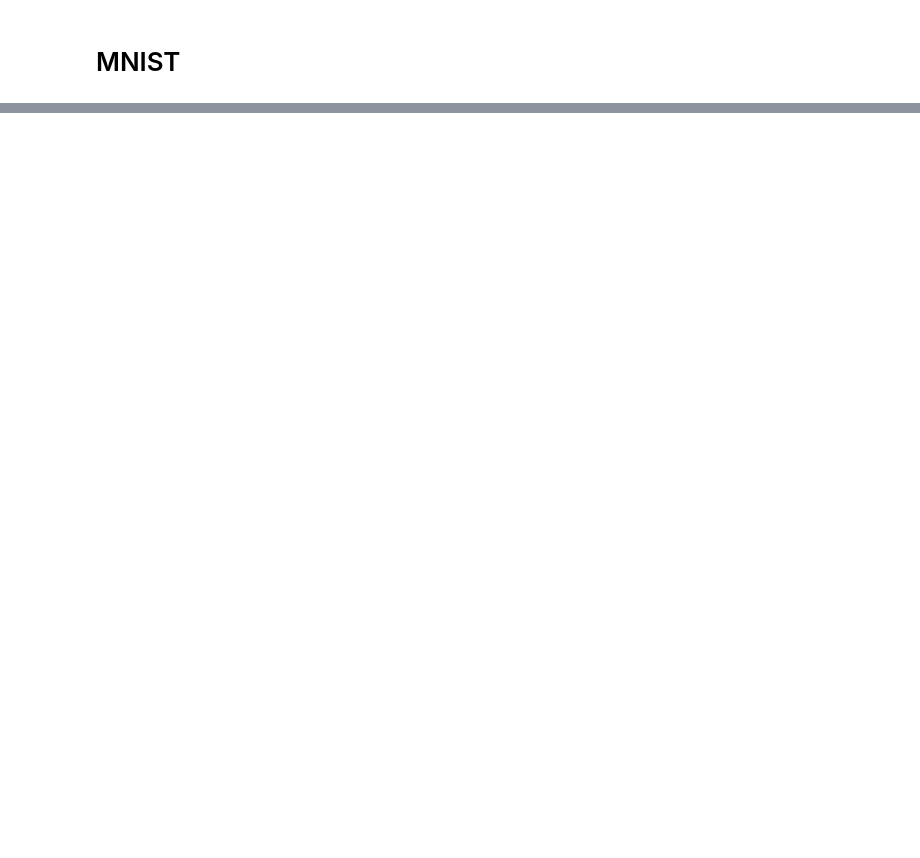
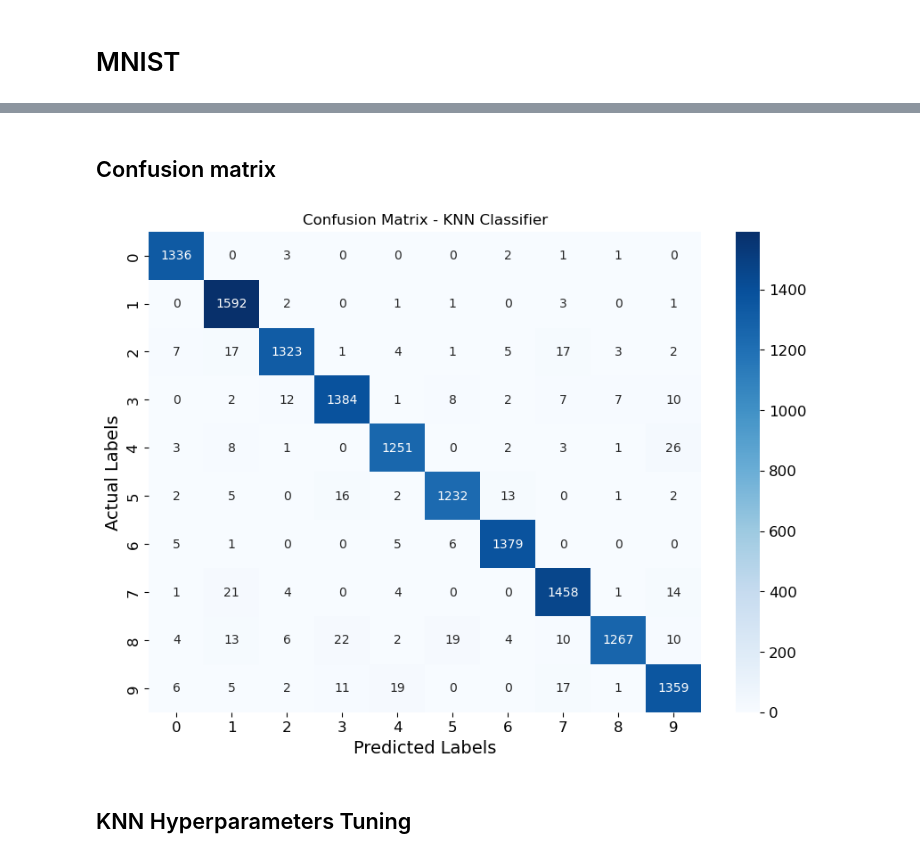
Before and after one commit to gayan-rathnayaka/IAI600LAB4, a Jupyter notebook: IAI600_LAB4.ipynb, the cells around one changed output, grey strips where cells are left out. Drawn from its saved outputs; the diff is of its cells as text; code cells hidden in the pictures; blank space fills up the shorter version.

```diff
--- a/IAI600_LAB4.ipynb
+++ b/IAI600_LAB4.ipynb
@@ -159,15 +51,0 @@ plt.show()
-# %%
-# extra code – this cell generates and saves Figure 3–10
-fig, axs = plt.subplots(nrows=1, ncols=2, figsize=(9, 4))
-plt.rc('font', size=10)
-ConfusionMatrixDisplay.from_predictions(y_train, y_train_pred, ax=axs[0],
-                                        sample_weight=sample_weight,
-                                        normalize="true", values_format=".0%")
-axs[0].set_title("Errors normalized by row")
-ConfusionMatrixDisplay.from_predictions(y_train, y_train_pred, ax=axs[1],
-                                        sample_weight=sample_weight,
-                                        normalize="pred", values_format=".0%")
-axs[1].set_title("Errors normalized by column")
-save_fig("confusion_matrix_plot_2")
-plt.show()
-plt.rc('font', size=14)  # make fonts great again
@@ -230,0 +57,3 @@ plt.show()
+# %%
+from sklearn.model_selection import train_test_split
+X_train, X_test, y_train, y_test = train_test_split(X, y, test_size=0.2, random_state=42)
@@ -230,0 +62,4 @@ plt.show()
+# %%
+from sklearn.neighbors import KNeighborsClassifier
+knn = KNeighborsClassifier(n_neighbors=5, weights='uniform')
+knn.fit(X_train, y_train)
@@ -230,0 +68,2 @@ plt.show()
+# %%
+y_pred = knn.predict(X_test)
@@ -230,0 +94,20 @@ plt.show()
+# %% [markdown]
+## Confusion matrix
+# %%
+# Confusion matrix
+import seaborn as sns
+from sklearn.metrics import classification_report, accuracy_score, confusion_matrix
+conf_matrix = confusion_matrix(y_test, y_pred)
+
+
+# Plot confusion matrix
+plt.figure(figsize=(10, 7))
+sns.heatmap(conf_matrix, annot=True, fmt='d', cmap='Blues', xticklabels=np.unique(y_test), yticklabels=np.unique(y_test))
+plt.title("Confusion Matrix - KNN Classifier")
+plt.ylabel('Actual Labels')
+plt.xlabel('Predicted Labels')
+plt.show()
+# %% [output]
+[figure, added]
+# %% [markdown]
+## KNN Hyperparameters Tuning
```
Also changed, not shown: parts of 58 cells of this notebook.
